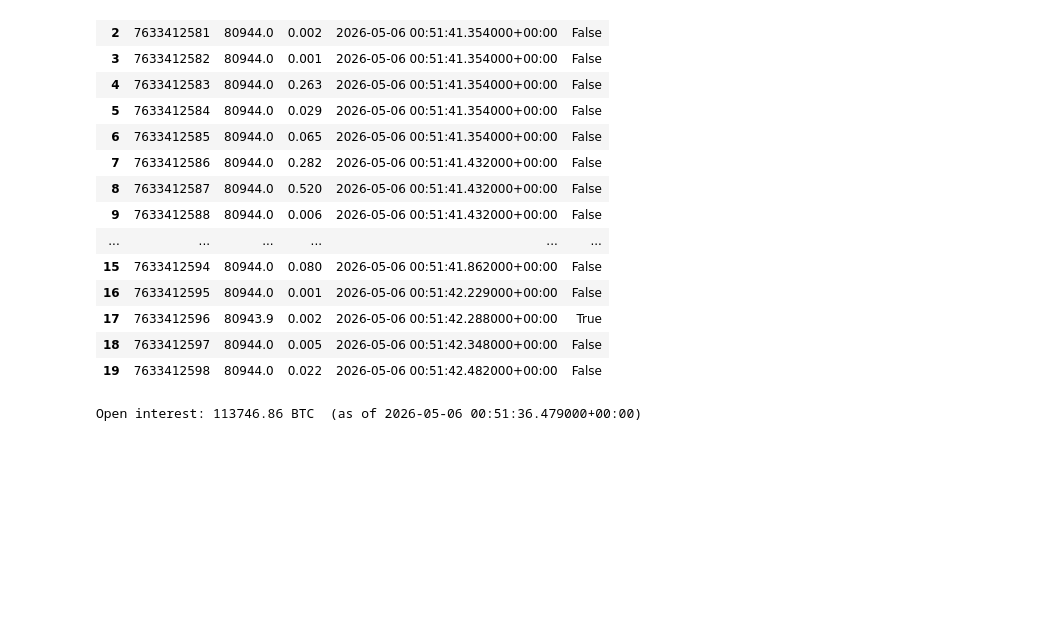
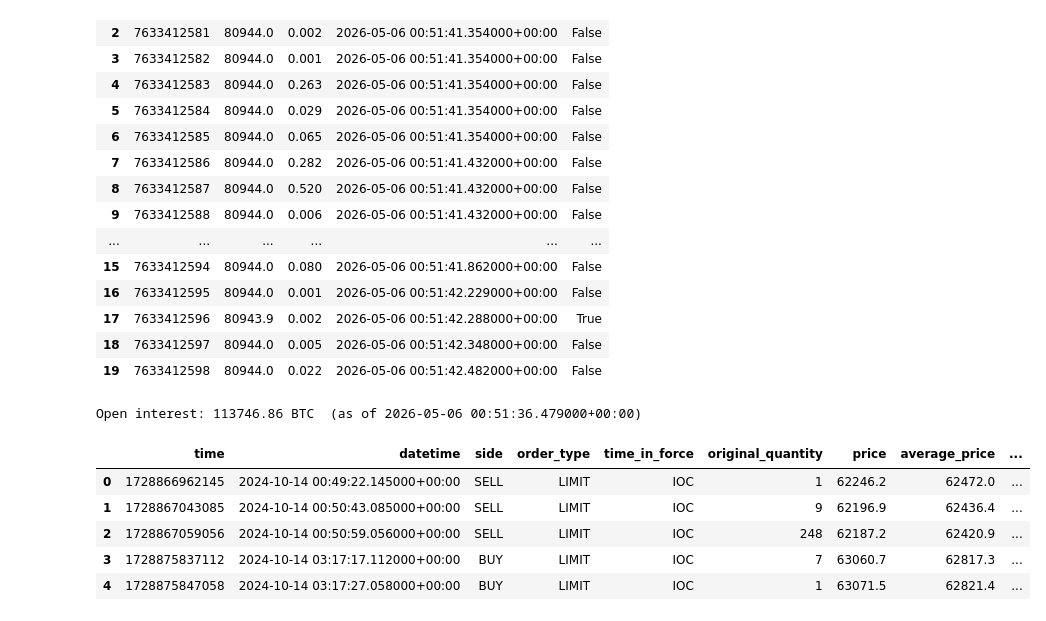
Before and after one commit to antoniuvadan/crypto-research, a Jupyter notebook: data.ipynb, the cells around one changed output. Drawn from its saved outputs; the diff is of its cells as text; code cells hidden in the pictures; blank space fills up the shorter version.

Commit message:
write liquidationSnapshot downloader

```diff
--- a/data.ipynb
+++ b/data.ipynb
@@ -216,3 +216,16 @@ Recent trades (perp):
 | 18 | 7633412597 | 80944.0 | 0.005 | 2026-05-06 00:51:42.348000+00:00 | False |
 | 19 | 7633412598 | 80944.0 | 0.022 | 2026-05-06 00:51:42.482000+00:00 | False |
 Open interest: 113746.86 BTC  (as of 2026-05-06 00:51:36.479000+00:00)
+# %%
+liquidation_snapshot_path = '/Users/vadanantoniu/Documents/research/MFin/crypto/data/BTCUSD_PERP-liquidationSnapshot-2024-10-14.csv'
+liq_snap_df = pd.read_csv(liquidation_snapshot_path).drop_duplicates().reset_index(drop=True)
+liq_snap_df.insert(1, "datetime", pd.to_datetime(liq_snap_df["time"], unit="ms", utc=True))
+display(liq_snap_df.head(5))
+display(liq_snap_df.tail(5))
+# %% [output]
+|  | time | datetime | side | order_type | time_in_force | original_quantity | price | average_price | ... |
+| 0 | 1728866962145 | 2024-10-14 00:49:22.145000+00:00 | SELL | LIMIT | IOC | 1 | 62246.2 | 62472.0 | ... |
+| 1 | 1728867043085 | 2024-10-14 00:50:43.085000+00:00 | SELL | LIMIT | IOC | 9 | 62196.9 | 62436.4 | ... |
+| 2 | 1728867059056 | 2024-10-14 00:50:59.056000+00:00 | SELL | LIMIT | IOC | 248 | 62187.2 | 62420.9 | ... |
+| 3 | 1728875837112 | 2024-10-14 03:17:17.112000+00:00 | BUY | LIMIT | IOC | 7 | 63060.7 | 62817.3 | ... |
+| 4 | 1728875847058 | 2024-10-14 03:17:27.058000+00:00 | BUY | LIMIT | IOC | 1 | 63071.5 | 62821.4 | ... |
```
Also changed, not shown: parts of 3 cells of this notebook, 2 other files.
